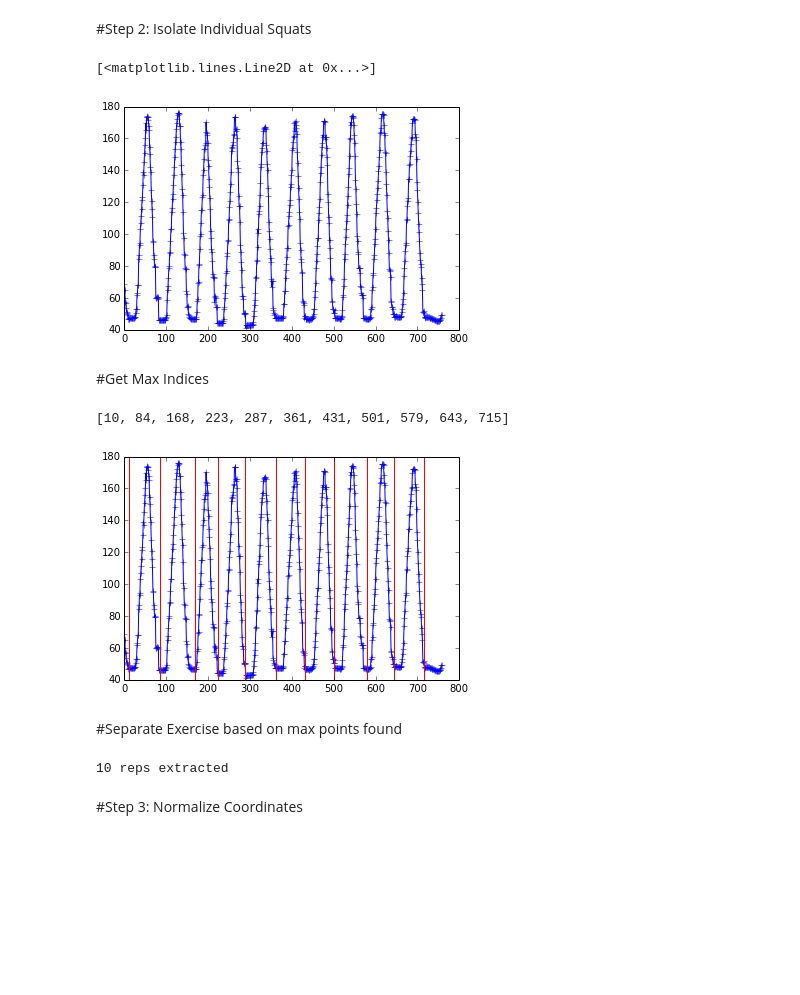
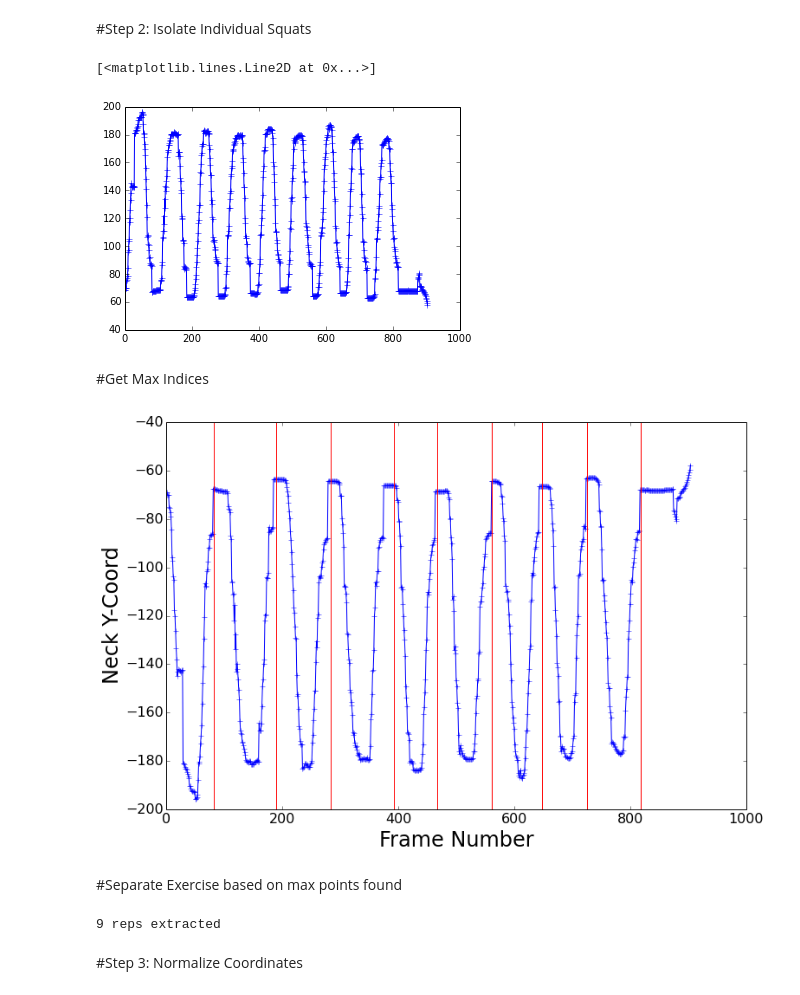
Before and after one commit to bgarcia7/ai_trainer, a Jupyter notebook: development_notebooks/Data Preprocessing.ipynb, the cells around one changed output. Saved outputs shown, nothing was run; the diff lists cells and outputs as text; code cells hidden in the pictures; blank space fills up the shorter version.

```diff
--- a/development_notebooks/Data Preprocessing.ipynb
+++ b/development_notebooks/Data Preprocessing.ipynb
@@ -24,18 +24,18 @@ import labels
 #Step 1: Import Data
 # %%
 #=====[ Get labels ]=====
-y = labels.labels53
+y = labels.labels13
 print 'Number of labeled squats: %d' % len(y)
 
-file_to_open =  '../data/raw_data/squat_pushupData_10to20/squatData53.txt'
-file_to_save = '../data/squat_coords/squats53.p'
+file_to_open =  '../data/raw_data/squat_pushupData_10to20/squatData31.txt'
+file_to_save = '../data/squat_coords/squats13.p'
 # %% [output]
 Number of labeled squats: 10
 # %%
 #=====[ Option 1: Import data from text file ] =====
 
 front_cut = 0
-back_cut = 40
+back_cut = 0
 data = []
 with open(file_to_open) as f:
     for line in f:
@@ -58,7 +58,7 @@ y_coords = np.array(df.get('NeckY'))
 plt.plot(y_coords,marker='+')
 # %% [output]
 [<matplotlib.lines.Line2D at 0x...>]
-[figure, old version]
+[figure, new version]
 # %% [markdown]
 #Get Max Indices
 # %%
@@ -76,10 +76,10 @@ def in_new_squat(y_coords, height, index, delta):
 #=====[ For squats: usual epsilon ~ 0.1, gamma ~ 20, delta ~ 0.5, beta ~ 1 ]=====
 #=====[ For pushups: usual epsilon ~ 0.1, gamma ~ 20, delta ~ 0.2, beta ~ 1 ]=====
 
-def get_local_mins(y_coords, epsilon=0.25, gamma=20, delta=0.5, beta=1):
+def get_local_mins(y_coords, epsilon=0.1, gamma=20, delta=0.5, beta=1):
 
     local_mins = []
-    height = np.min(y_coords)
+    height = np.min(y_coords[len(y_coords)/3:len(y_coords)*2/3])
     gradient = np.gradient(y_coords)
 
     #=====[ Checks gradients to make sure  ]=====
@@ -99,14 +99,19 @@ def get_local_mins(y_coords, epsilon=0.25, gamma=20, delta=0.5, beta=1):
 # %%
 #=====[ Get maxes and plot with y_coords ]=====
 mins = get_local_mins(y_coords)
-plt.plot(y_coords,marker='+')
-print mins
+plt.plot(-y_coords,marker='+')
 
 for divide in mins:
     plt.axvline(divide,color='r')
+plt.ylabel('Neck Y-Coord')
+plt.xlabel('Frame Number')
+figure = plt.gcf() # get current figure
+figure.set_size_inches(12, 8)
+plt.rcParams.update({'font.size': 24})
+plt.tick_params(axis='x', labelsize=16)
+plt.tick_params(axis='y', labelsize=16)
 # %% [output]
-[10, 84, 168, 223, 287, 361, 431, 501, 579, 643, 715]
-[figure, old version]
+[figure, new version]
 # %% [markdown]
 #Separate Exercise based on max points found
 # %%
@@ -121,7 +126,7 @@ for index,x in enumerate(mins):
 
 print "%d reps extracted" % len(reps)
 # %% [output]
-10 reps extracted
+9 reps extracted
 # %% [markdown]
 #Step 3: Normalize Coordinates
 # %%
```
Also changed, not shown: parts of 3 cells of this notebook, 31 other files.
